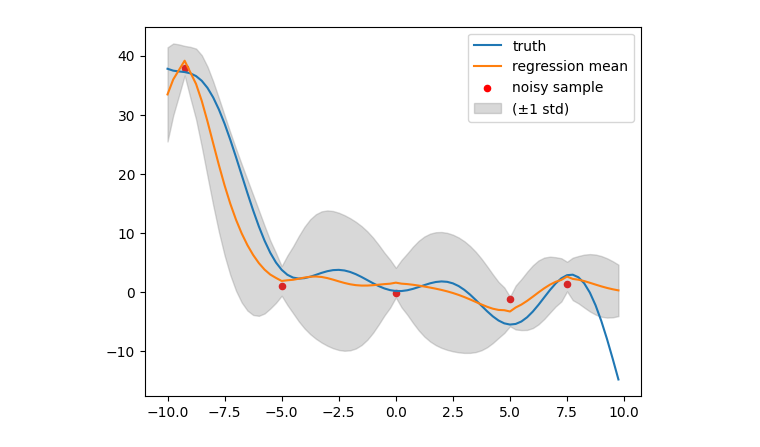
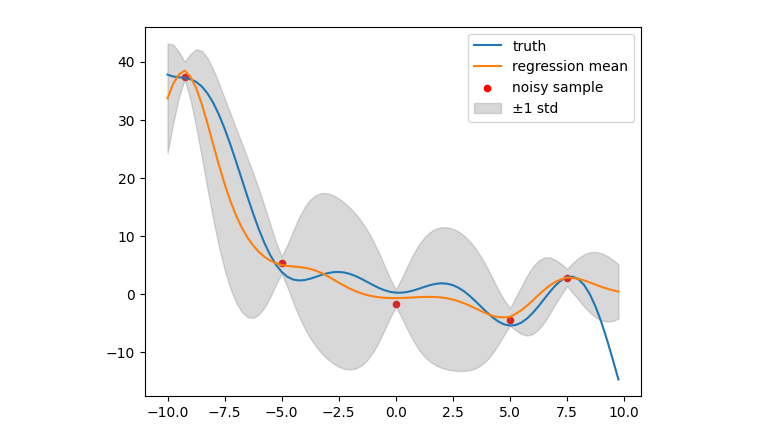
Before and after one commit to jumbojets/gaussian-process-regression, a Jupyter notebook: gpr.ipynb, the cells around one changed output. Saved outputs shown, nothing was run; the diff lists cells and outputs as text; code cells hidden in the pictures.

```diff
--- a/gpr.ipynb
+++ b/gpr.ipynb
@@ -7,5 +7,5 @@ from math import pow, exp, sin, pi, prod
 # %%
-sample_var = 2.5
+sample_var = 1.5
 
 def f(x): return np.sin(x) * x - np.pow(x - 2, 3) / 40
 def sample(x): return f(x) + np.random.normal(scale=sample_var, size=x.shape)
@@ -50,9 +50,9 @@ def sample_kernel(kernel, mean=None):
   if not mean: mean = np.zeros(len(kernel))
   return np.random.multivariate_normal(mean=np.zeros_like(grid), cov=kernel)
 # %%
-rbf = gen_rbf(grid_len, sigma=25, l=7)
-periodic = gen_periodic(grid_len, sigma=5, l=0.9, p=.51)
-linear = gen_linear(grid_len, sigma=0.32, sigmab=0.3, c=40)
+rbf = gen_rbf(grid_len, sigma=33, l=7)
+periodic = gen_periodic(grid_len, sigma=7, l=0.9, p=.51)
+linear = gen_linear(grid_len, sigma=0.36, sigmab=0.3, c=40)
 
 fig, axes = plt.subplots(1, 3, figsize=(12, 4))
 titles = ["rbf", "periodic", "linear"]
@@ -105,7 +106,7 @@ assert(np.allclose(drag_vector(matrix, 2, 0, 0), expected))
 expected = np.array([[3, 1, 2], [6, 4, 5], [9, 7, 8]])
 assert(np.allclose(drag_vector(matrix, 2, 0, 1), expected))
 
-def update_gp(mean, covariance, train_idx, train_y):
+def update_gp(mean, covariance, train_idx, train_y, sample_var):
   '''returns posterior mean and covariance
   '''
   assert(len(train_idx) == len(train_y))
@@ -139,16 +140,16 @@ def update_gp(mean, covariance, train_idx, train_y):
   return mean, covariance + sample_var ** 2 * np.identity(grid_len)
 # %%
 mean = np.zeros_like(grid)
-meanp, variancep = update_gp(mean, all_kernel, train_idx, train_y)
-stddevp = np.sqrt(variancep.diagonal())
+meanp, covariancep = update_gp(mean, all_kernel, train_idx, train_y, sample_var)
+stddevp = np.sqrt(covariancep.diagonal())
 upper = meanp + stddevp
 lower = meanp - stddevp
 
 plt.plot(grid, y, label="truth")
 plt.plot(grid, meanp, label="regression mean")
 plt.scatter(train_x, train_y, color="red", label="noisy sample", marker="o", s=20)
-plt.fill_between(grid, lower, upper, color="gray", alpha=0.3, label="(±1 std)")
+plt.fill_between(grid, lower, upper, color="gray", alpha=0.3, label="±1 std")
 plt.legend()
 plt.show()
 # %% [output]
-[figure, old version]
+[figure, new version]
```
Also changed, not shown: parts of 7 cells of this notebook.
